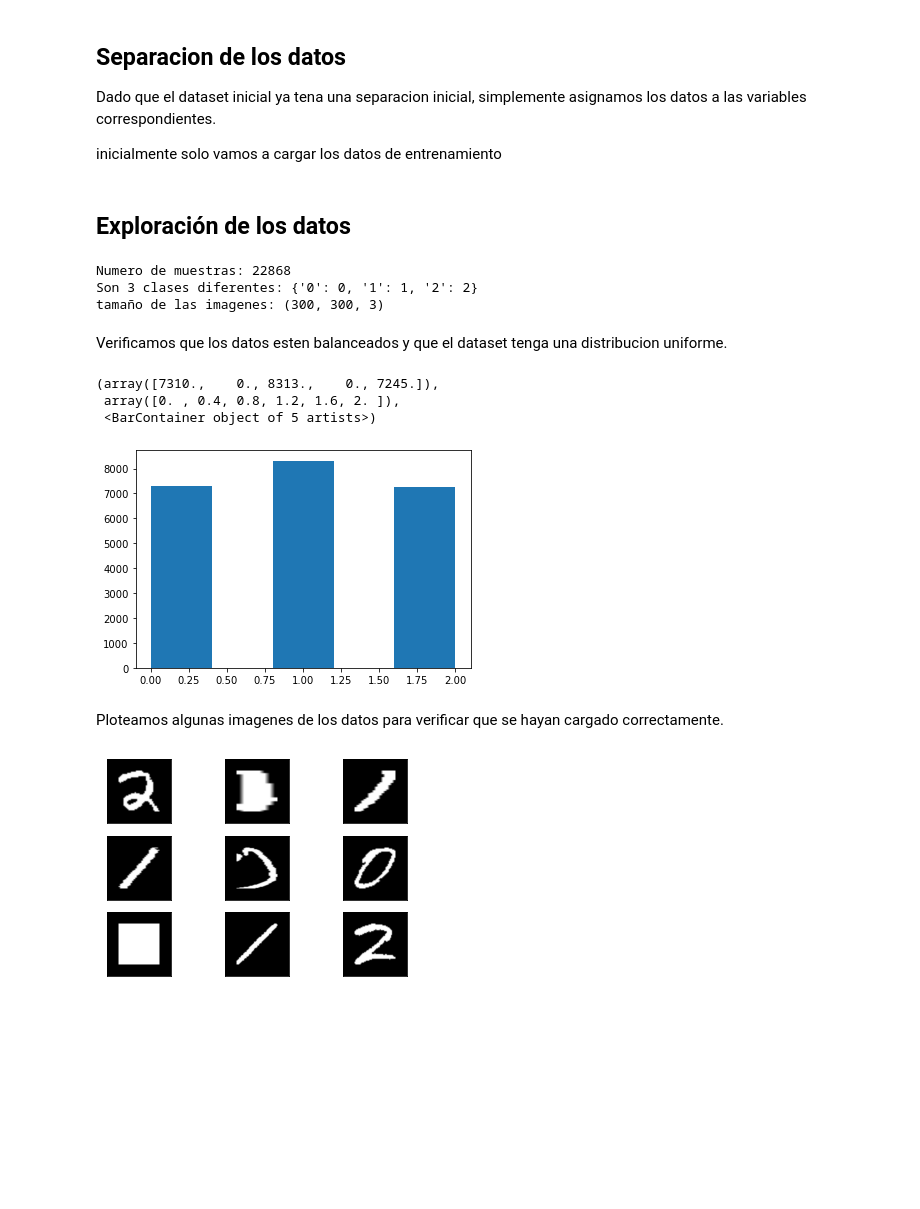
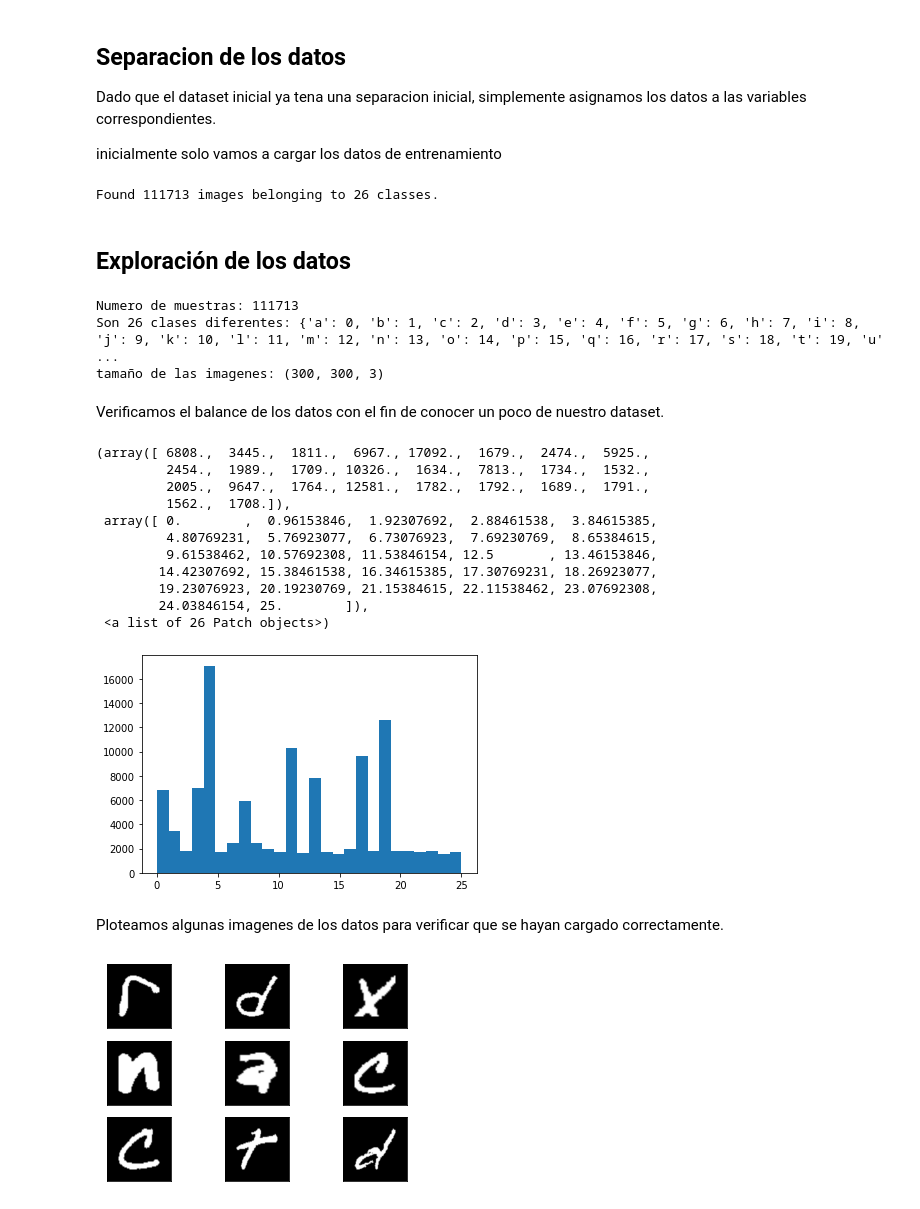
Before and after one commit to CamiloSaboA-csv/digitalizador_manuscritos, a Jupyter notebook: _00_consolidado.ipynb, the cells around one changed output. Drawn from its saved outputs; the diff is of its cells as text; code cells hidden in the pictures; blank space fills up the shorter version.

```diff
--- a/_00_consolidado.ipynb
+++ b/_00_consolidado.ipynb
@@ -84,10 +88,11 @@ ModuleNotFoundError: ignored
 # dir = "/content/dataset"
 
 
+
 #Colab enviroment
-# definimos la ruta donde se encuentran los archivos del dataset
+# define the path where the dataset files are located
 
-dir_lowecase_train  = "/content/dataset/lowecase/train"
+dir_lowecase_train  = "/content/dataset/lowercase/train"
 dir_lowecase_test  = "/content/dataset/lowecase/test"
 dir_lowecase_validation  = "/content/dataset/lowecase/validation"
 
@@ -123,6 +128,8 @@ train = train_datagen.flow_from_directory(
 # test = train_datagen.flow_from_directory(
 #     directory = dir_lowecase_test,
 #     target_size=(300, 300))
+# %% [output]
+Found 111713 images belonging to 26 classes.
 # %% [markdown]
 ## Exploración de los datos
 # %%
@@ -132,21 +139,29 @@ print(f'Son {train.num_classes} clases diferentes: {train.class_indices}')
 #print('', len(train))
 print('tamaño de las imagenes:', train.image_shape)
 # %% [output]
-Numero de muestras: 22868
-Son 3 clases diferentes: {'0': 0, '1': 1, '2': 2}
+Numero de muestras: 111713
+Son 26 clases diferentes: {'a': 0, 'b': 1, 'c': 2, 'd': 3, 'e': 4, 'f': 5, 'g': 6, 'h': 7, 'i': 8, 'j': 9, 'k': 10, 'l': 11, 'm': 12, 'n': 13, 'o': 14, 'p': 15, 'q': 16, 'r': 17, 's': 18, 't': 19, 'u' ...
 tamaño de las imagenes: (300, 300, 3)
-# %% [markdown]
-Verificamos que los datos esten balanceados y que el dataset tenga una distribucion uniforme.
+# %% [markdown]
+Verificamos el balance de los datos con el fin de conocer un poco de nuestro dataset.
 # %%
-plt.hist(train.classes, bins=5)
+plt.hist(train.classes, bins=len(train.class_indices))
 # %% [output]
-(array([7310.,    0., 8313.,    0., 7245.]),
- array([0. , 0.4, 0.8, 1.2, 1.6, 2. ]),
- <BarContainer object of 5 artists>)
+(array([ 6808.,  3445.,  1811.,  6967., 17092.,  1679.,  2474.,  5925.,
+         2454.,  1989.,  1709., 10326.,  1634.,  7813.,  1734.,  1532.,
+         2005.,  9647.,  1764., 12581.,  1782.,  1792.,  1689.,  1791.,
+         1562.,  1708.]),
+ array([ 0.        ,  0.96153846,  1.92307692,  2.88461538,  3.84615385,
+         4.80769231,  5.76923077,  6.73076923,  7.69230769,  8.65384615,
+         9.61538462, 10.57692308, 11.53846154, 12.5       , 13.46153846,
+        14.42307692, 15.38461538, 16.34615385, 17.30769231, 18.26923077,
+        19.23076923, 20.19230769, 21.15384615, 22.11538462, 23.07692308,
+        24.03846154, 25.        ]),
+ <a list of 26 Patch objects>)
-[figure, old version]
+[figure, new version]
 # %% [markdown]
 Ploteamos algunas imagenes de los datos para verificar que se hayan cargado correctamente.
 # %%
 plot_images(train) # ploting some images for verification
 # %% [output]
-[figure, old version]
+[figure, new version]
```
Also changed, not shown: parts of 8 cells of this notebook, 2 other files.
